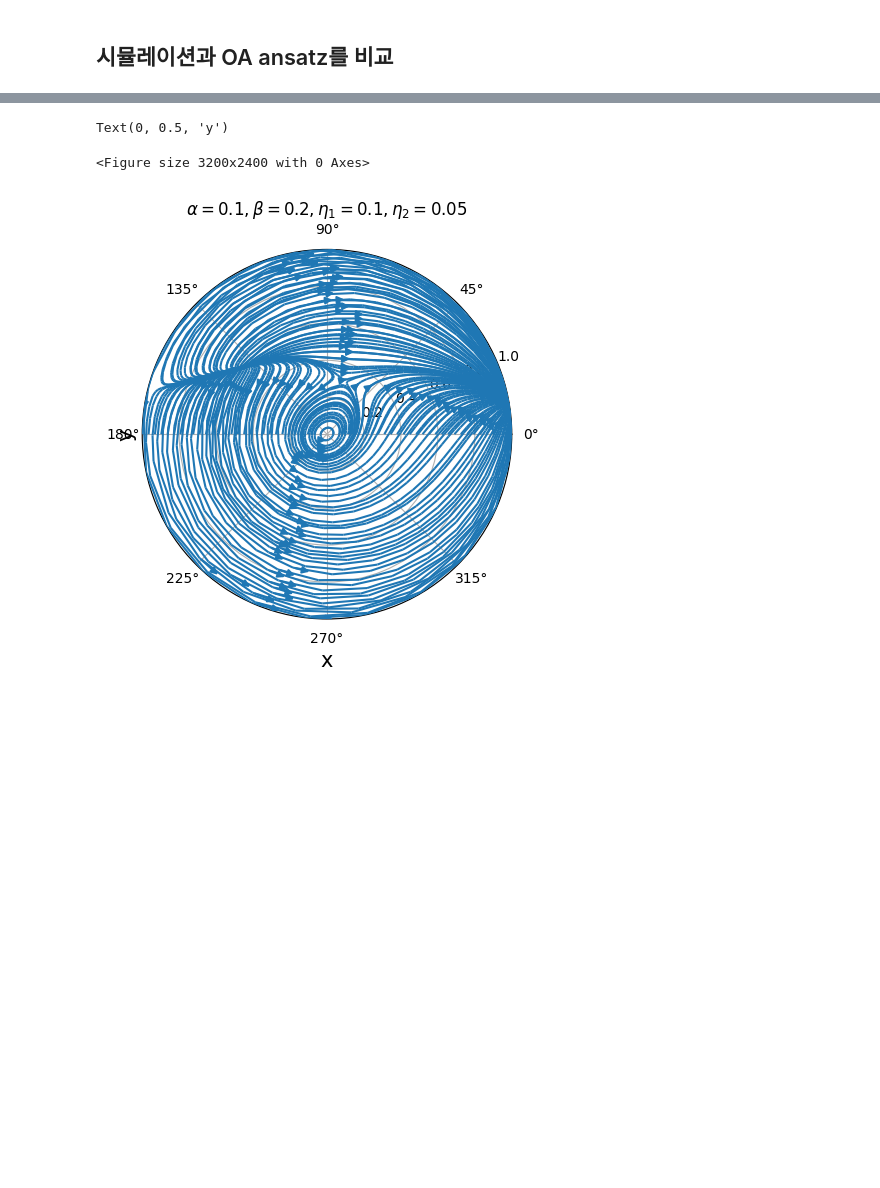
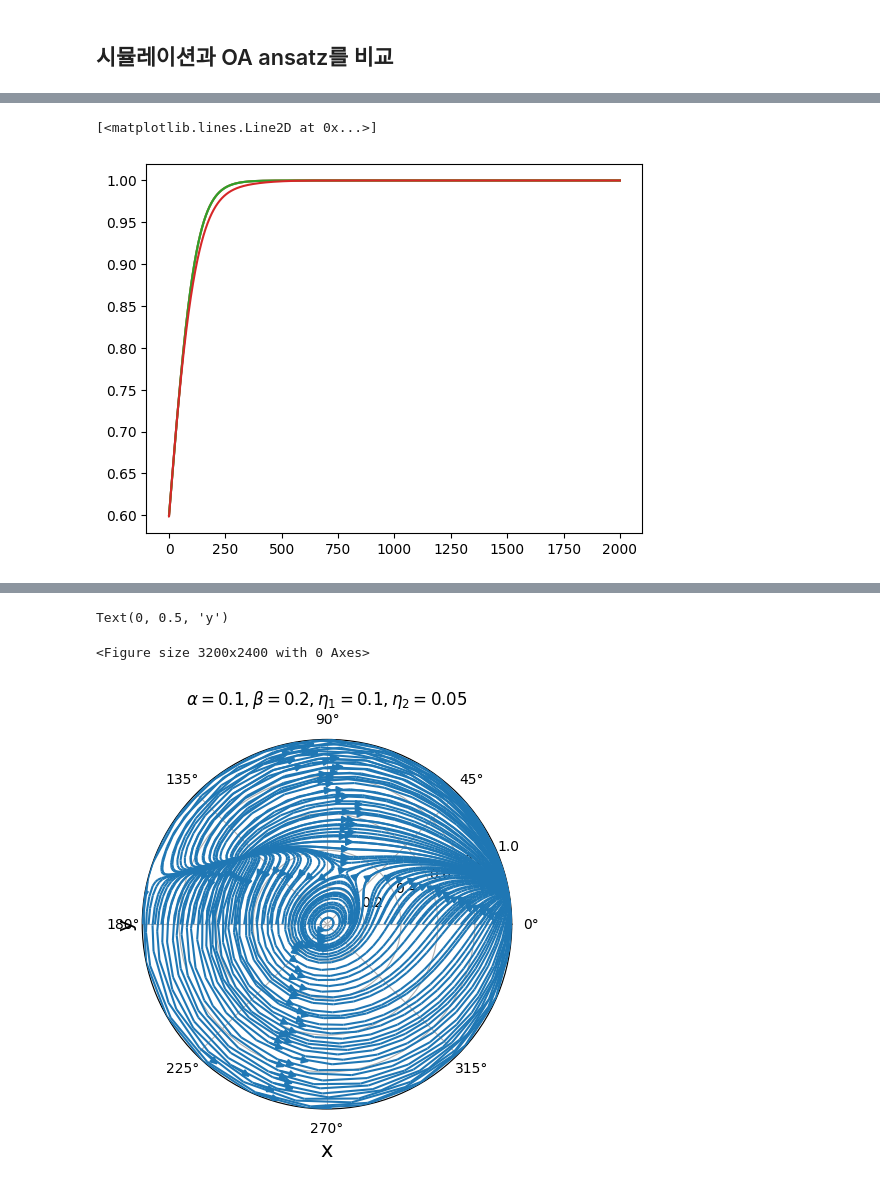
Before and after one commit to Gug-Young/Active_Rotator, a Jupyter notebook: 240816 Check with MF.ipynb, the cells around one changed output, grey strips where cells are left out. Drawn from its saved outputs; the diff is of its cells as text; code cells hidden in the pictures; blank space fills up the shorter version.

```diff
--- a/240816 Check with MF.ipynb
+++ b/240816 Check with MF.ipynb
@@ -122,0 +297,20 @@ plt.plot(t,Q2s)
+# %%
+N1 = N2 = N
+K = 1
+(Z1as,Z1bs,Z2as,Z2bs) = RK4_ZZ2(Kuramoto_MF_CHIMERA,Theta.copy(),t,args=(N1,N2,beta,alpha,K))
+R1_S = np.abs(Z1as)
+R2_S = np.abs(Z1bs)
+Q1_S = np.abs(Z2as)
+Q2_S = np.abs(Z2bs)
+# %%
+plt.plot(t,R1**2)
+plt.plot(t,R2**2)
+plt.plot(t,Q2s)
+plt.plot(t,Q2_S)
+
+# for N in [500,1000,2000,5000,10000]:
+    # plt.plot(t,Q2_S[N])
+# plt.loglog()
+# %% [output]
+[<matplotlib.lines.Line2D at 0x...>]
+[figure, added]
```
Also changed, not shown: parts of 11 cells of this notebook, 1 other file.
